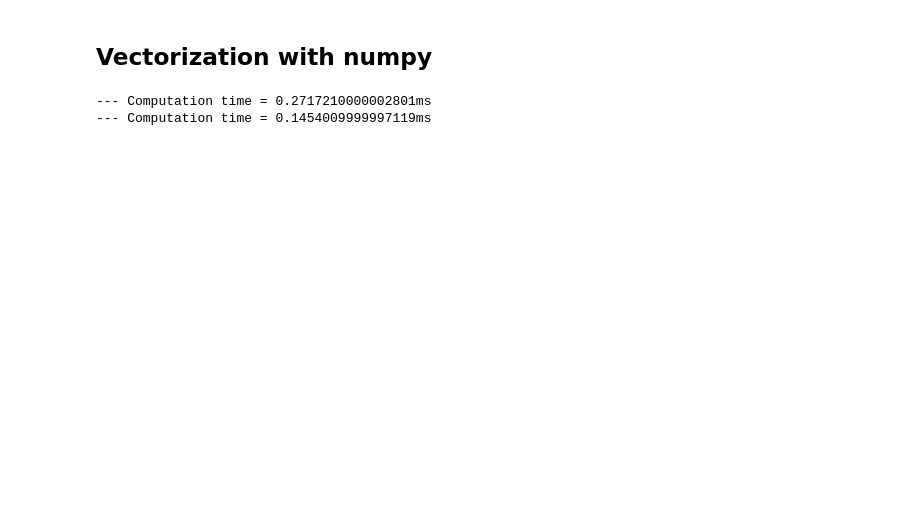
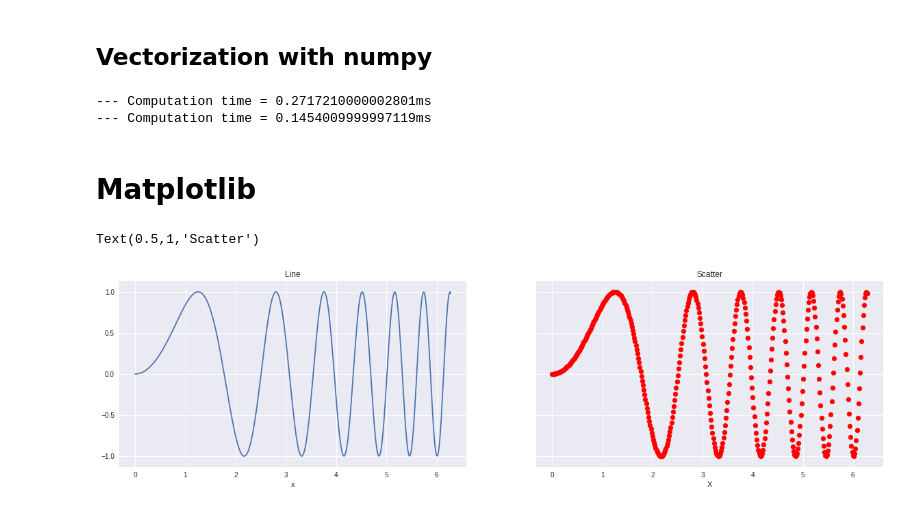
Before and after one commit to ghoshal7/python_basics, a Jupyter notebook: numpy_matplotlib.ipynb, the cells around one changed output. Cells and saved outputs as stored; diff of their text form; code cells hidden in the pictures; blank space fills up the shorter version.

```diff
--- a/numpy_matplotlib.ipynb
+++ b/numpy_matplotlib.ipynb
@@ -249,3 +287,5 @@ print('--- Computation time = ' + str(1000*(toc - tic)) + "ms")
 # %% [output]
 --- Computation time = 0.2717210000002801ms
 --- Computation time = 0.1454009999997119ms
+# %% [markdown]
+# Matplotlib
@@ -251,0 +294,12 @@ print('--- Computation time = ' + str(1000*(toc - tic)) + "ms")
+# %%
+#First create some toy data:
+x = np.linspace(0, 2*np.pi, 400)
+y = np.sin(x**2)
+
+#Creates two subplots
+f,(a,b) = plt.subplots(1,2, figsize = (20,5), sharey = True)
+a.plot(x,y); a.set_xlabel('x'); a.set_title('Line');
+b.scatter(x,y, c = 'red'); b.set_xlabel('X'); b.set_title('Scatter')
+# %% [output]
+Text(0.5,1,'Scatter')
+[figure, added]
```
Also changed, not shown: parts of 10 cells of this notebook.
